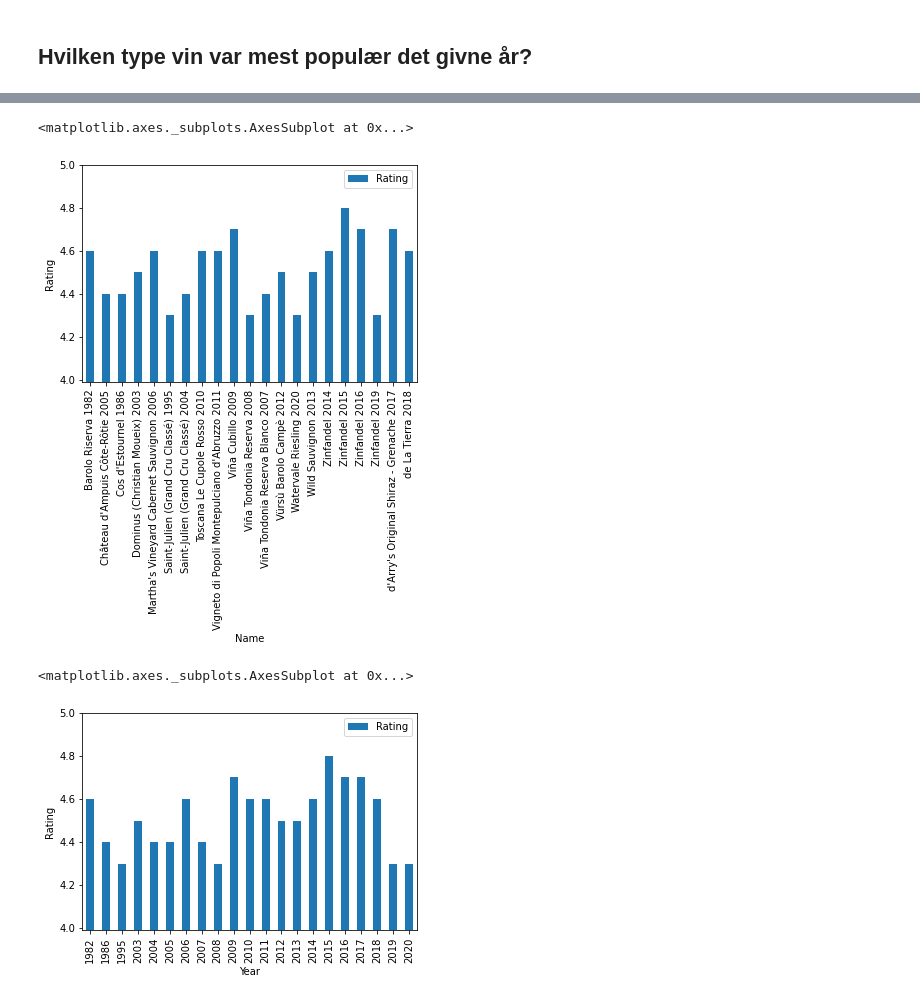
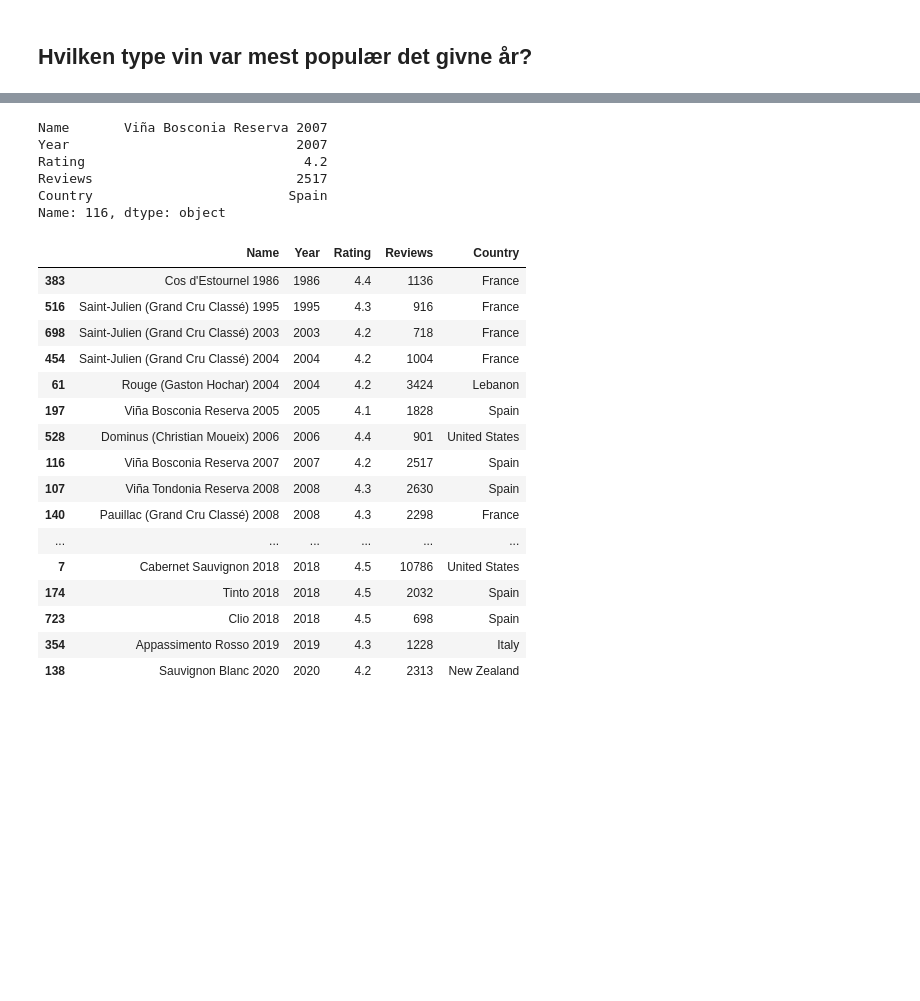
Before and after one commit to MathiasNoeClausen/pythonEksamen, a Jupyter notebook: BestWineByYear.ipynb, the cells around one changed output, grey strips where cells are left out. Cells and saved outputs as stored; diff of their text form; code cells hidden in the pictures; blank space fills up the shorter version.

```diff
--- a/BestWineByYear.ipynb
+++ b/BestWineByYear.ipynb
@@ -84,16 +33,14 @@ newdf
-# %%
-ax = newdf.plot.bar()
-ax.set_ylim([3.99,5])
-ax.set_ylabel('Rating')
-ax
-# %% [output]
-<matplotlib.axes._subplots.AxesSubplot at 0x...>
-[figure, removed]
-# %%
-ax = max_rating.plot.bar()
-ax.set_ylim([3.99,5])
-ax.set_ylabel('Rating')
-ax
-# %% [output]
-<matplotlib.axes._subplots.AxesSubplot at 0x...>
-[figure, removed]
+# %%
+#Test index på vin
+
+column = dfClean["Rating"]
+max_index = column.idxmax()
+max_index
+data_chart.loc[116]
+# %% [output]
+Name       Viña Bosconia Reserva 2007
+Year                             2007
+Rating                            4.2
+Reviews                          2517
+Country                         Spain
+Name: 116, dtype: object
@@ -99,0 +58,30 @@ ax
+# %%
+def max_rating_df(df):
+    m = data_chart.groupby('Year')['Rating'].transform('max') == data_chart['Rating']
+    dfmax = data_chart.loc[m]
+    max_rating = dfmax.sort_values('Year')
+    maxdf = max_rating.drop_duplicates()
+    return maxdf
+
+
+max_df = data_chart.copy()
+maxdfdf = max_rating_df(max_df)
+maxdfdf
+# %% [output]
+|  | Name | Year | Rating | Reviews | Country |
+| 383 | Cos d'Estournel 1986 | 1986 | 4.4 | 1136 | France |
+| 516 | Saint-Julien (Grand Cru Classé) 1995 | 1995 | 4.3 | 916 | France |
+| 698 | Saint-Julien (Grand Cru Classé) 2003 | 2003 | 4.2 | 718 | France |
+| 454 | Saint-Julien (Grand Cru Classé) 2004 | 2004 | 4.2 | 1004 | France |
+| 61 | Rouge (Gaston Hochar) 2004 | 2004 | 4.2 | 3424 | Lebanon |
+| 197 | Viña Bosconia Reserva 2005 | 2005 | 4.1 | 1828 | Spain |
+| 528 | Dominus (Christian Moueix) 2006 | 2006 | 4.4 | 901 | United States |
+| 116 | Viña Bosconia Reserva 2007 | 2007 | 4.2 | 2517 | Spain |
+| 107 | Viña Tondonia Reserva 2008 | 2008 | 4.3 | 2630 | Spain |
+| 140 | Pauillac (Grand Cru Classé) 2008 | 2008 | 4.3 | 2298 | France |
+| ... | ... | ... | ... | ... | ... |
+| 7 | Cabernet Sauvignon 2018 | 2018 | 4.5 | 10786 | United States |
+| 174 | Tinto 2018 | 2018 | 4.5 | 2032 | Spain |
+| 723 | Clio 2018 | 2018 | 4.5 | 698 | Spain |
+| 354 | Appassimento Rosso 2019 | 2019 | 4.3 | 1228 | Italy |
+| 138 | Sauvignon Blanc 2020 | 2020 | 4.2 | 2313 | New Zealand |
```
Also changed, not shown: parts of 9 cells of this notebook, 4 other files.
